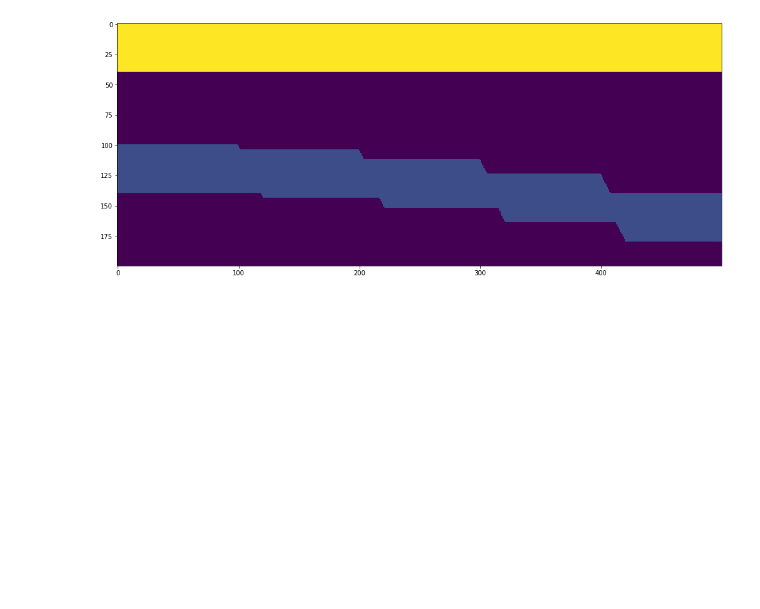
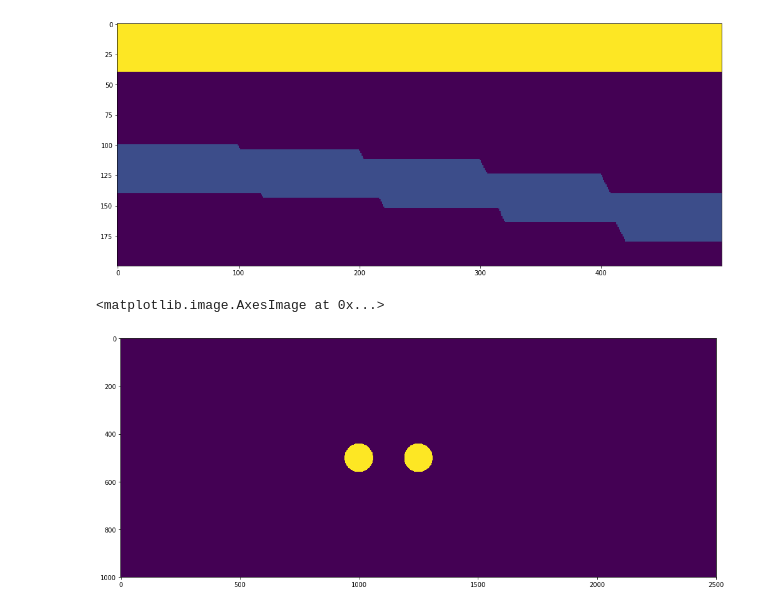
Before and after one commit to tccw/geotools, a Jupyter notebook: toys/devito_WSL/velocity_building.ipynb, the cells around one changed output. Cells and saved outputs as stored; diff of their text form; code cells hidden in the pictures; blank space fills up the shorter version.

```diff
--- a/toys/devito_WSL/velocity_building.ipynb
+++ b/toys/devito_WSL/velocity_building.ipynb
@@ -203,3 +191,16 @@ plt.imshow(sixty_v_resize)
 # %% [output]
 <matplotlib.image.AxesImage at 0x...>
 [figure]
+# %%
+test_v = np.ones((1000,2500))
+mask_1 = create_circular_mask(test_v.shape[0], test_v.shape[1],radius=60)
+mask_2 = create_circular_mask(test_v.shape[0], test_v.shape[1], center=(1000,500), radius=60)
+mask_1 = np.where(mask_1 == True, mask_1, 3)
+mask_2 = np.where(mask_2 == True, mask_2, 3)
+test_v = mask_1 + mask_2
+
+plt.figure(figsize=(19,7))
+plt.imshow(test_v)
+# %% [output]
+<matplotlib.image.AxesImage at 0x...>
+[figure, added]
```
Also changed, not shown: parts of 3 cells of this notebook, 15 other files.
